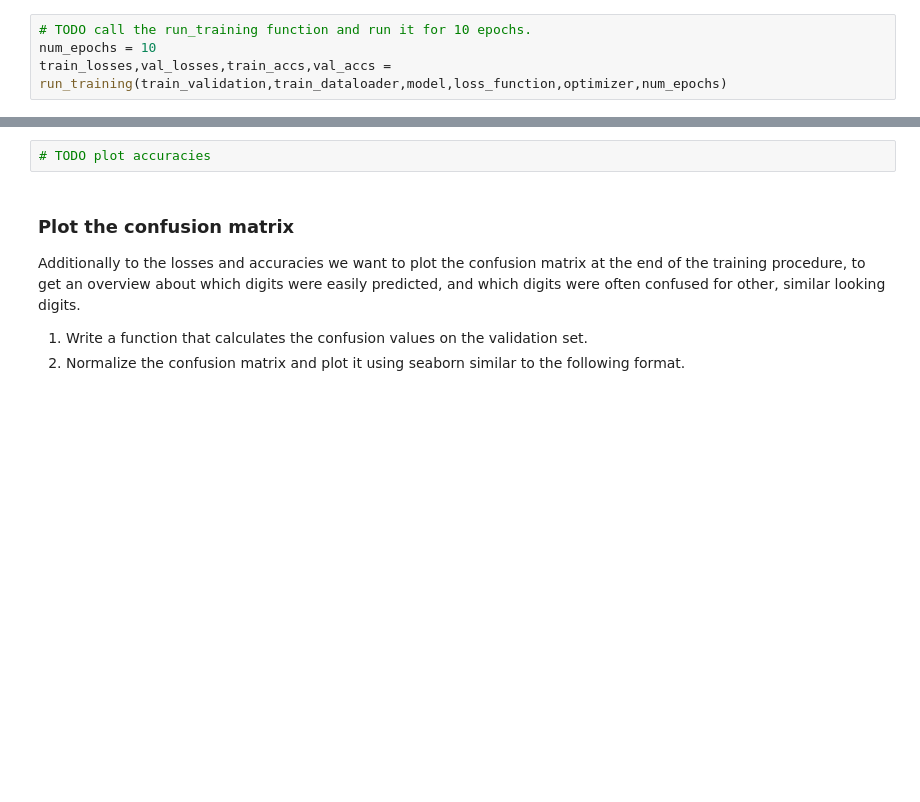
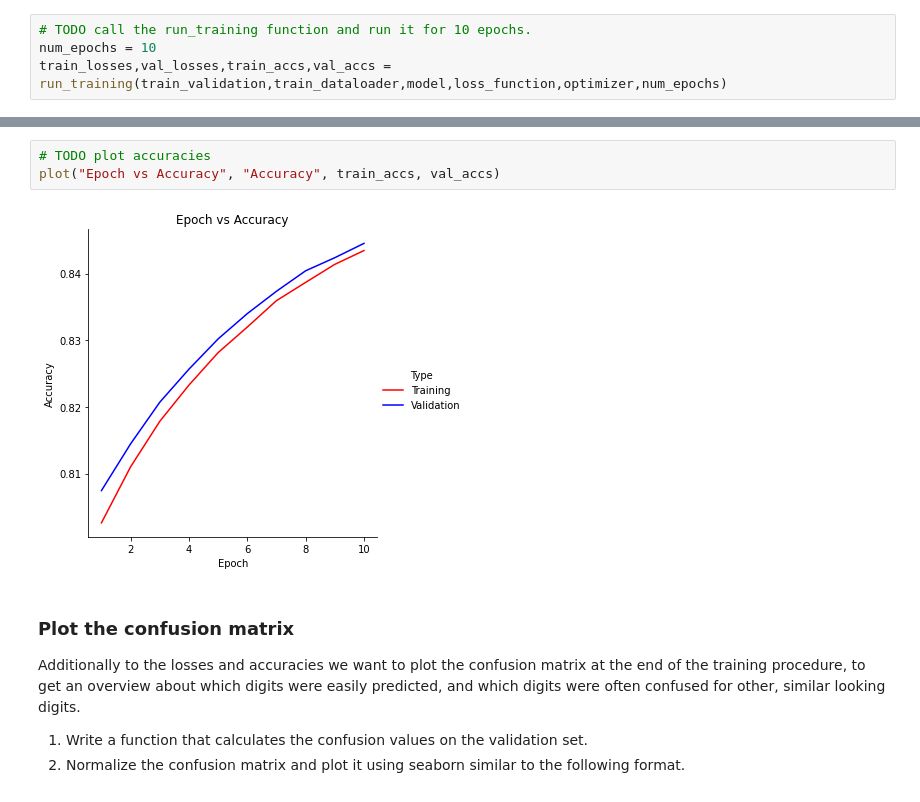
Before and after one commit to adjr2/deep_learning, a Jupyter notebook: Ex1_2022.ipynb, the cells around one changed output, grey strips where cells are left out. Cells and saved outputs as stored; diff of their text form; blank space fills up the shorter version.

```diff
--- a/Ex1_2022.ipynb
+++ b/Ex1_2022.ipynb
@@ -676,5 +677,8 @@ sns.relplot(x="epoch", y="val_losses",kind="line",dashes=True, data=df);
 # %%
 # TODO plot accuracies
+plot("Epoch vs Accuracy", "Accuracy", train_accs, val_accs)
+# %% [output]
+[figure, added]
 # %% [markdown]
 ### Plot the confusion matrix
 
```
Also changed, not shown: parts of 8 cells of this notebook.
